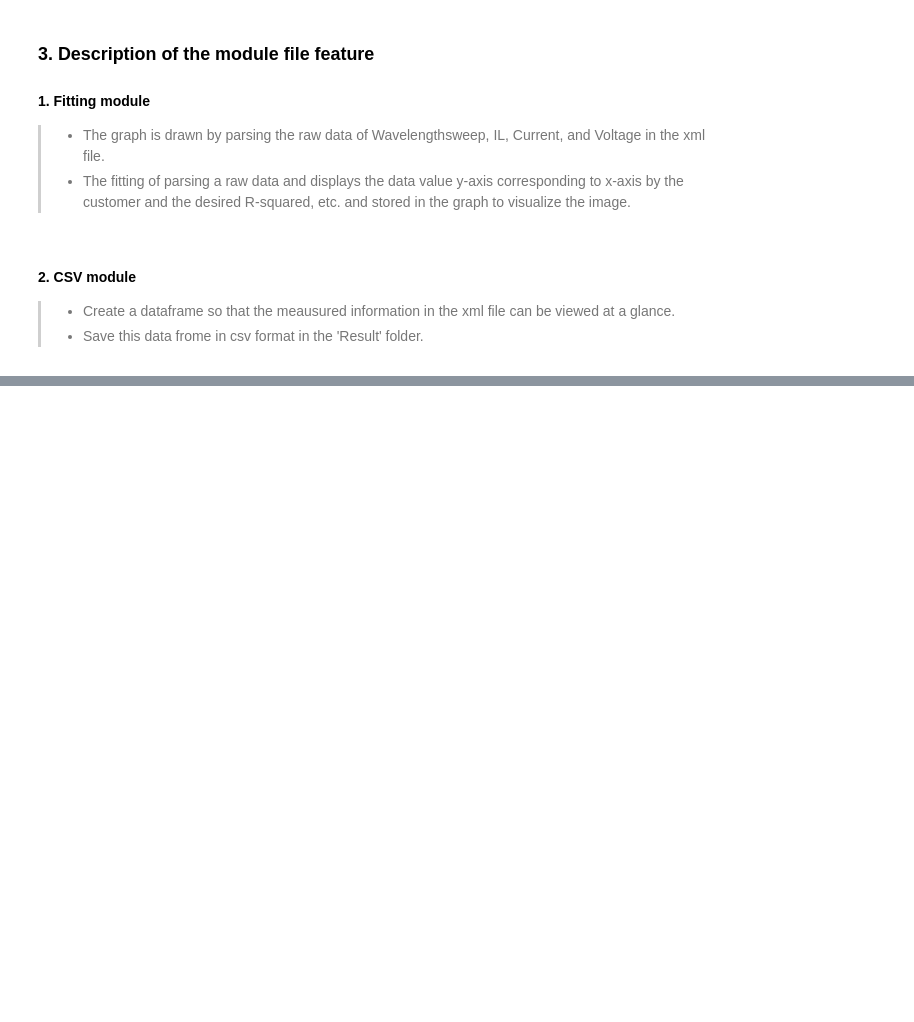
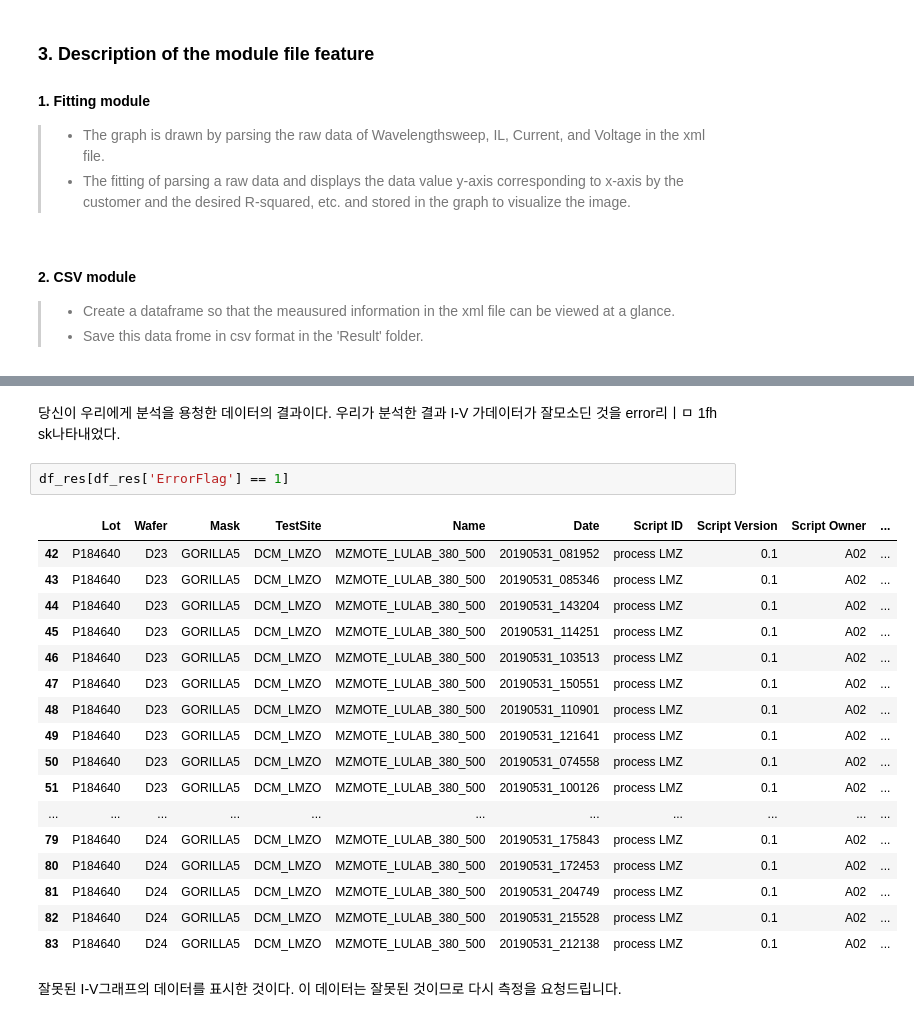
Before and after one commit to Jeon-suin/PE02_A02_SBBFU-1, a Jupyter notebook: Final Document.ipynb, the cells around one changed output, grey strips where cells are left out. Saved outputs shown, nothing was run; the diff lists cells and outputs as text; blank space fills up the shorter version.

```diff
--- a/Final Document.ipynb
+++ b/Final Document.ipynb
@@ -187,0 +176,24 @@ procwssfitting('.\dat\P184640\D07\20190715_190855\P184640_D07_(0,0)_GORILLA5_DCM
+# %% [markdown]
+당신이 우리에게 분석을 용청한 데이터의 결과이다. 우리가 분석한 결과 I-V 가데이터가 잘모소딘 것을 error리ㅣㅁ 1fh sk나타내었다.
+# %%
+df_res[df_res['ErrorFlag'] == 1]
+# %% [output]
+|  | Lot | Wafer | Mask | TestSite | Name | Date | Script ID | Script Version | Script Owner | ... |
+| 42 | P184640 | D23 | GORILLA5 | DCM_LMZO | MZMOTE_LULAB_380_500 | 20190531_081952 | process LMZ | 0.1 | A02 | ... |
+| 43 | P184640 | D23 | GORILLA5 | DCM_LMZO | MZMOTE_LULAB_380_500 | 20190531_085346 | process LMZ | 0.1 | A02 | ... |
+| 44 | P184640 | D23 | GORILLA5 | DCM_LMZO | MZMOTE_LULAB_380_500 | 20190531_143204 | process LMZ | 0.1 | A02 | ... |
+| 45 | P184640 | D23 | GORILLA5 | DCM_LMZO | MZMOTE_LULAB_380_500 | 20190531_114251 | process LMZ | 0.1 | A02 | ... |
+| 46 | P184640 | D23 | GORILLA5 | DCM_LMZO | MZMOTE_LULAB_380_500 | 20190531_103513 | process LMZ | 0.1 | A02 | ... |
+| 47 | P184640 | D23 | GORILLA5 | DCM_LMZO | MZMOTE_LULAB_380_500 | 20190531_150551 | process LMZ | 0.1 | A02 | ... |
+| 48 | P184640 | D23 | GORILLA5 | DCM_LMZO | MZMOTE_LULAB_380_500 | 20190531_110901 | process LMZ | 0.1 | A02 | ... |
+| 49 | P184640 | D23 | GORILLA5 | DCM_LMZO | MZMOTE_LULAB_380_500 | 20190531_121641 | process LMZ | 0.1 | A02 | ... |
+| 50 | P184640 | D23 | GORILLA5 | DCM_LMZO | MZMOTE_LULAB_380_500 | 20190531_074558 | process LMZ | 0.1 | A02 | ... |
+| 51 | P184640 | D23 | GORILLA5 | DCM_LMZO | MZMOTE_LULAB_380_500 | 20190531_100126 | process LMZ | 0.1 | A02 | ... |
+| ... | ... | ... | ... | ... | ... | ... | ... | ... | ... | ... |
+| 79 | P184640 | D24 | GORILLA5 | DCM_LMZO | MZMOTE_LULAB_380_500 | 20190531_175843 | process LMZ | 0.1 | A02 | ... |
+| 80 | P184640 | D24 | GORILLA5 | DCM_LMZO | MZMOTE_LULAB_380_500 | 20190531_172453 | process LMZ | 0.1 | A02 | ... |
+| 81 | P184640 | D24 | GORILLA5 | DCM_LMZO | MZMOTE_LULAB_380_500 | 20190531_204749 | process LMZ | 0.1 | A02 | ... |
+| 82 | P184640 | D24 | GORILLA5 | DCM_LMZO | MZMOTE_LULAB_380_500 | 20190531_215528 | process LMZ | 0.1 | A02 | ... |
+| 83 | P184640 | D24 | GORILLA5 | DCM_LMZO | MZMOTE_LULAB_380_500 | 20190531_212138 | process LMZ | 0.1 | A02 | ... |
+# %% [markdown]
+잘못된 I-V그래프의 데이터를 표시한 것이다. 이 데이터는 잘못된 것이므로 다시 측정을 요청드립니다.
```
Also changed, not shown: parts of 19 cells of this notebook, 4 other files.
